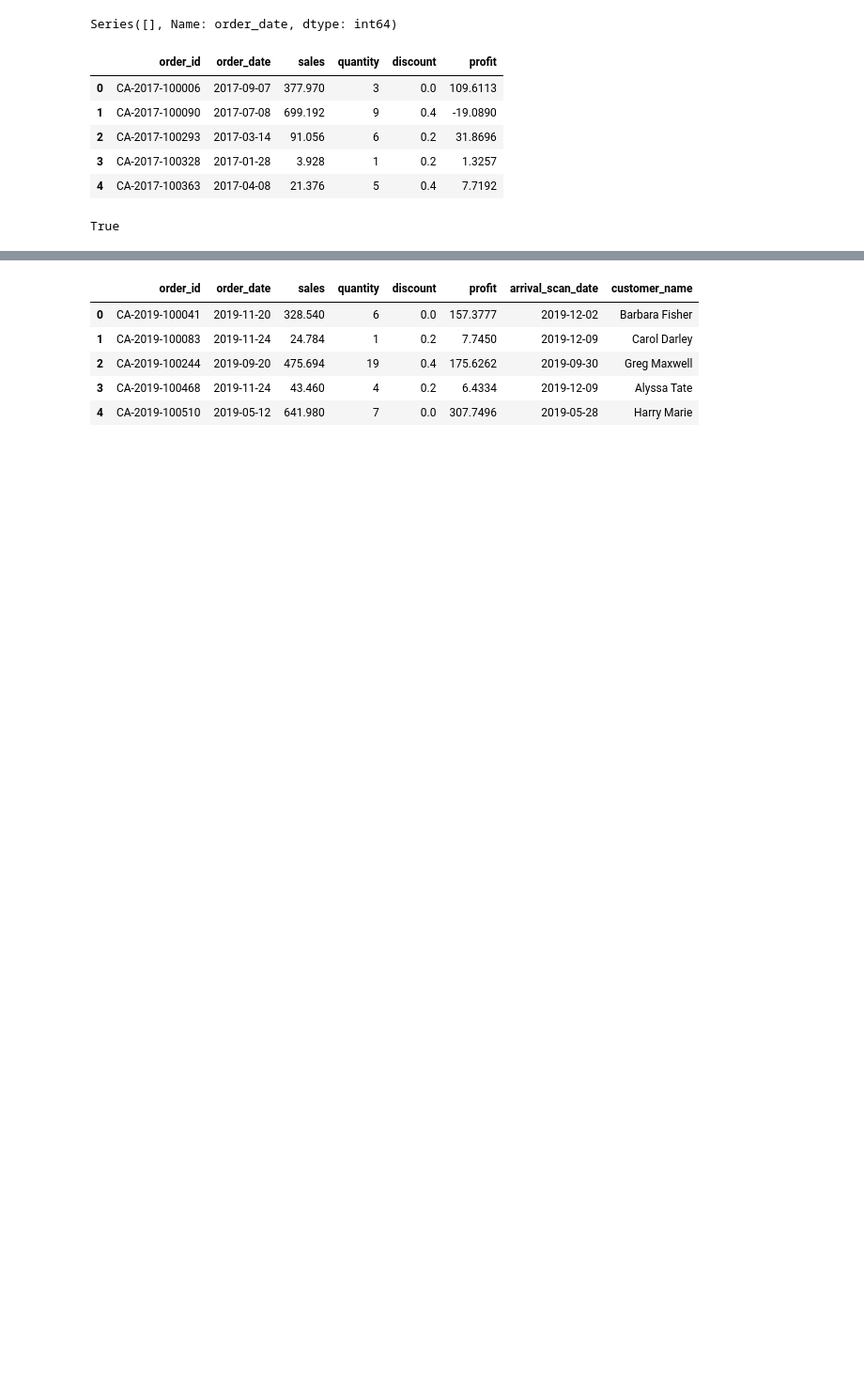
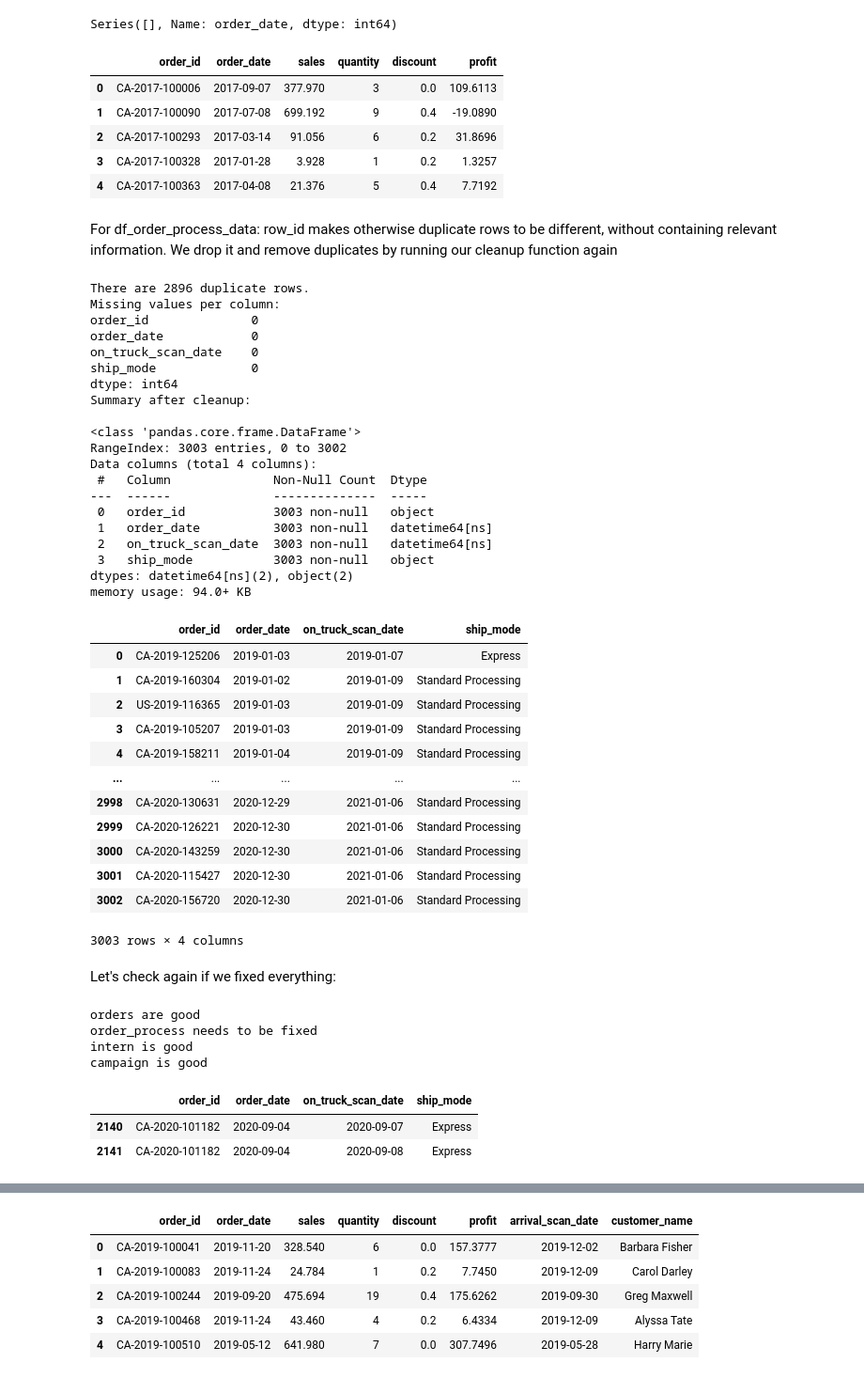
Before and after one commit to GHLukasLang/muesli_lead_time, a Jupyter notebook: muesli_cleanup_merges.ipynb, the cells around one changed output, grey strips where cells are left out. Shown at 94% size. Drawn from its saved outputs; the diff is of its cells as text; code cells hidden in the pictures; blank space fills up the shorter version.

```diff
--- a/muesli_cleanup_merges.ipynb
+++ b/muesli_cleanup_merges.ipynb
@@ -292,10 +315,69 @@ df_orders_grouped.head()
 | 2 | CA-2017-100293 | 2017-03-14 | 91.056 | 6 | 0.2 | 31.8696 |
 | 3 | CA-2017-100328 | 2017-01-28 | 3.928 | 1 | 0.2 | 1.3257 |
 | 4 | CA-2017-100363 | 2017-04-08 | 21.376 | 5 | 0.4 | 7.7192 |
-# %%
-## check if campaign_data has only unique order_id's. Will be true if yes, false if there are non-unique order_id's
-df_campaign_data["order_id"].nunique() == len(df_campaign_data)
-
-# if true, we can go forward with merging
-# %% [output]
-True
+# %% [markdown]
+For df_order_process_data: row_id makes otherwise duplicate rows to be different, without containing relevant information. We drop it and remove duplicates by running our cleanup function again
+# %%
+#dropping row_id, which causes otherwise duplicate rows to evade our cleanup-function
+df_order_process_data.drop(columns=["row_id"], inplace=True)
+# %%
+#run the cleanup again
+cleanup(df_order_process_data)
+# %% [output]
+There are 2896 duplicate rows.
+Missing values per column:
+order_id              0
+order_date            0
+on_truck_scan_date    0
+ship_mode             0
+dtype: int64
+Summary after cleanup:
+
+<class 'pandas.core.frame.DataFrame'>
+RangeIndex: 3003 entries, 0 to 3002
+Data columns (total 4 columns):
+ #   Column              Non-Null Count  Dtype
+---  ------              --------------  -----
+ 0   order_id            3003 non-null   object
+ 1   order_date          3003 non-null   datetime64[ns]
+ 2   on_truck_scan_date  3003 non-null   datetime64[ns]
+ 3   ship_mode           3003 non-null   object
+dtypes: datetime64[ns](2), object(2)
+memory usage: 94.0+ KB
+|  | order_id | order_date | on_truck_scan_date | ship_mode |
+| 0 | CA-2019-125206 | 2019-01-03 | 2019-01-07 | Express |
+| 1 | CA-2019-160304 | 2019-01-02 | 2019-01-09 | Standard Processing |
+| 2 | US-2019-116365 | 2019-01-03 | 2019-01-09 | Standard Processing |
+| 3 | CA-2019-105207 | 2019-01-03 | 2019-01-09 | Standard Processing |
+| 4 | CA-2019-158211 | 2019-01-04 | 2019-01-09 | Standard Processing |
+| ... | ... | ... | ... | ... |
+| 2998 | CA-2020-130631 | 2020-12-29 | 2021-01-06 | Standard Processing |
+| 2999 | CA-2020-126221 | 2020-12-30 | 2021-01-06 | Standard Processing |
+| 3000 | CA-2020-143259 | 2020-12-30 | 2021-01-06 | Standard Processing |
+| 3001 | CA-2020-115427 | 2020-12-30 | 2021-01-06 | Standard Processing |
+| 3002 | CA-2020-156720 | 2020-12-30 | 2021-01-06 | Standard Processing |
+3003 rows × 4 columns
+# %% [markdown]
+Let's check again if we fixed everything:
+# %%
+print("orders needs to be fixed") if df_orders_grouped["order_id"].nunique() != len(df_orders_grouped) else print("orders are good")
+
+print("order_process needs to be fixed") if df_order_process_data["order_id"].nunique() != len(df_order_process_data) else print("order_process is good")
+
+print("intern needs to be fixed") if df_intern_data_study["order_id"].nunique() != len(df_intern_data_study) else print("intern is good")
+
+print("campaign needs to be fixed") if df_campaign_data["order_id"].nunique() != len(df_campaign_data) else print("campaign is good")
+# %% [output]
+orders are good
+order_process needs to be fixed
+intern is good
+campaign is good
+# %%
+#since there are still duplicate order_id's in order_process, let's take a closer look
+
+duplicate_orders = df_order_process_data[df_order_process_data.duplicated(subset=["order_id"], keep=False)]
+duplicate_orders
+# %% [output]
+|  | order_id | order_date | on_truck_scan_date | ship_mode |
+| 2140 | CA-2020-101182 | 2020-09-04 | 2020-09-07 | Express |
+| 2141 | CA-2020-101182 | 2020-09-04 | 2020-09-08 | Express |
```
Also changed, not shown: parts of 23 cells of this notebook.
